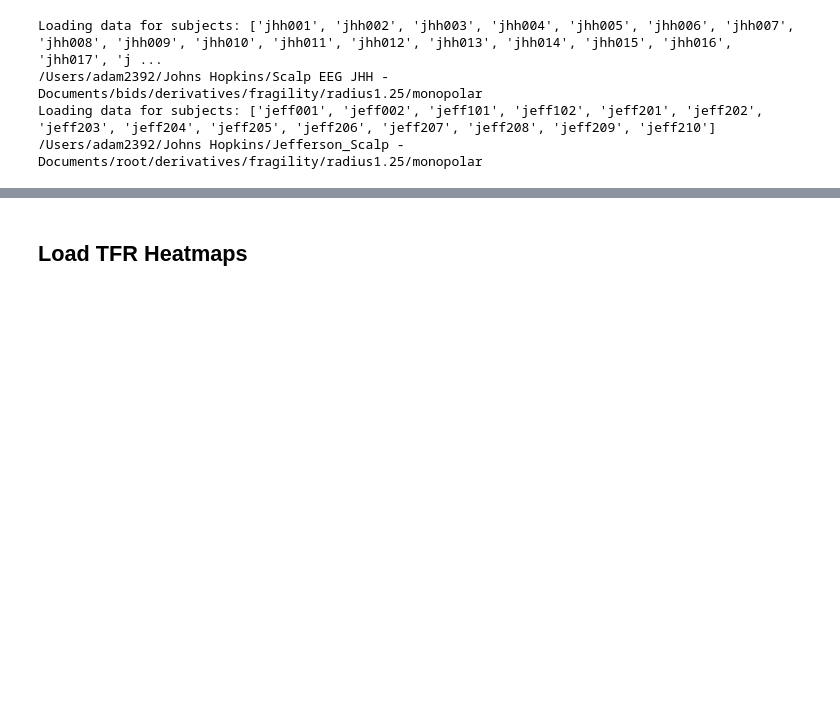
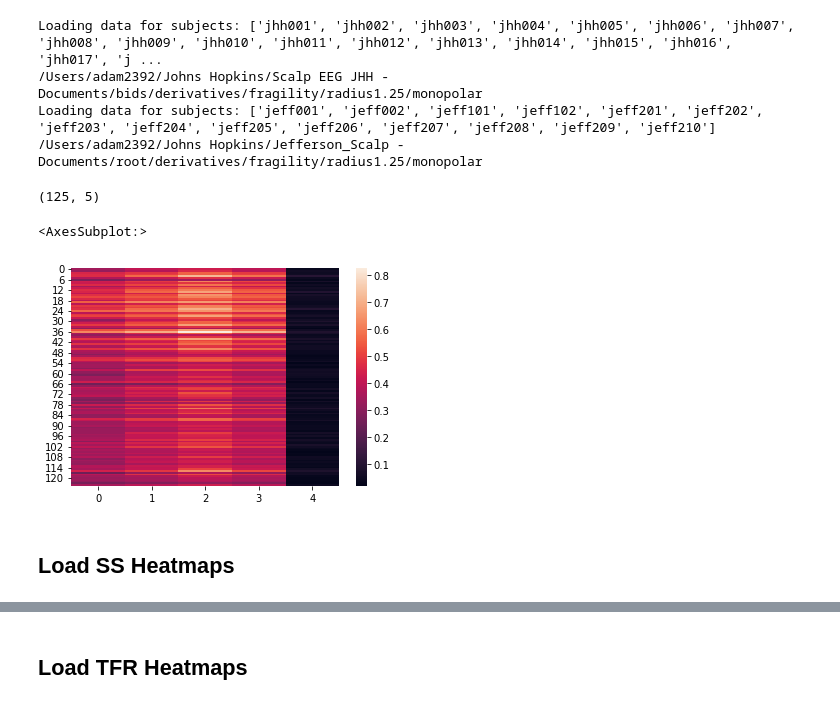
Before and after one commit to ncsl/episcalp, a Jupyter notebook: notebooks/cross_validation/general_classification_and_basic_plots.ipynb, the cells around one changed output, grey strips where cells are left out. Cells and saved outputs as stored; diff of their text form; code cells hidden in the pictures; blank space fills up the shorter version.

```diff
--- a/notebooks/cross_validation/general_classification_and_basic_plots.ipynb
+++ b/notebooks/cross_validation/general_classification_and_basic_plots.ipynb
@@ -321,3 +348,15 @@ Loading data for subjects: ['jhh001', 'jhh002', 'jhh003', 'jhh004', 'jhh005', 'j
 /Users/adam2392/Johns Hopkins/Scalp EEG JHH - Documents/bids/derivatives/fragility/radius1.25/monopolar
 Loading data for subjects: ['jeff001', 'jeff002', 'jeff101', 'jeff102', 'jeff201', 'jeff202', 'jeff203', 'jeff204', 'jeff205', 'jeff206', 'jeff207', 'jeff208', 'jeff209', 'jeff210']
 /Users/adam2392/Johns Hopkins/Jefferson_Scalp - Documents/root/derivatives/fragility/radius1.25/monopolar
+# %%
+X_fragility = get_X_features(fragility_dataset, feature_name='data')
+
+print(X_fragility.shape)
+
+sns.heatmap(X_fragility)
+# %% [output]
+(125, 5)
+<AxesSubplot:>
+[figure, added]
+# %% [markdown]
+## Load SS Heatmaps
```
Also changed, not shown: parts of 42 cells of this notebook, 4 other files.
